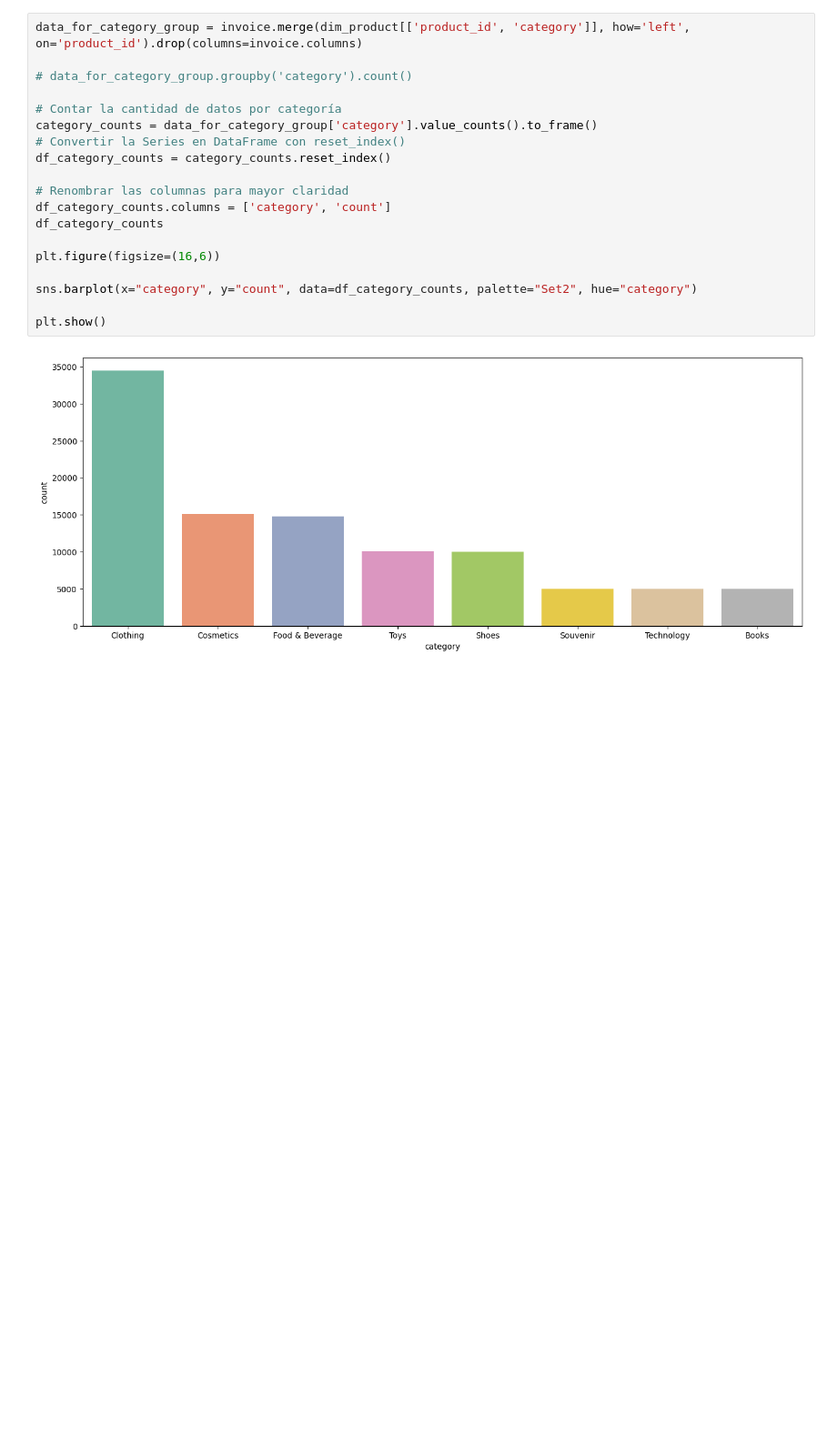
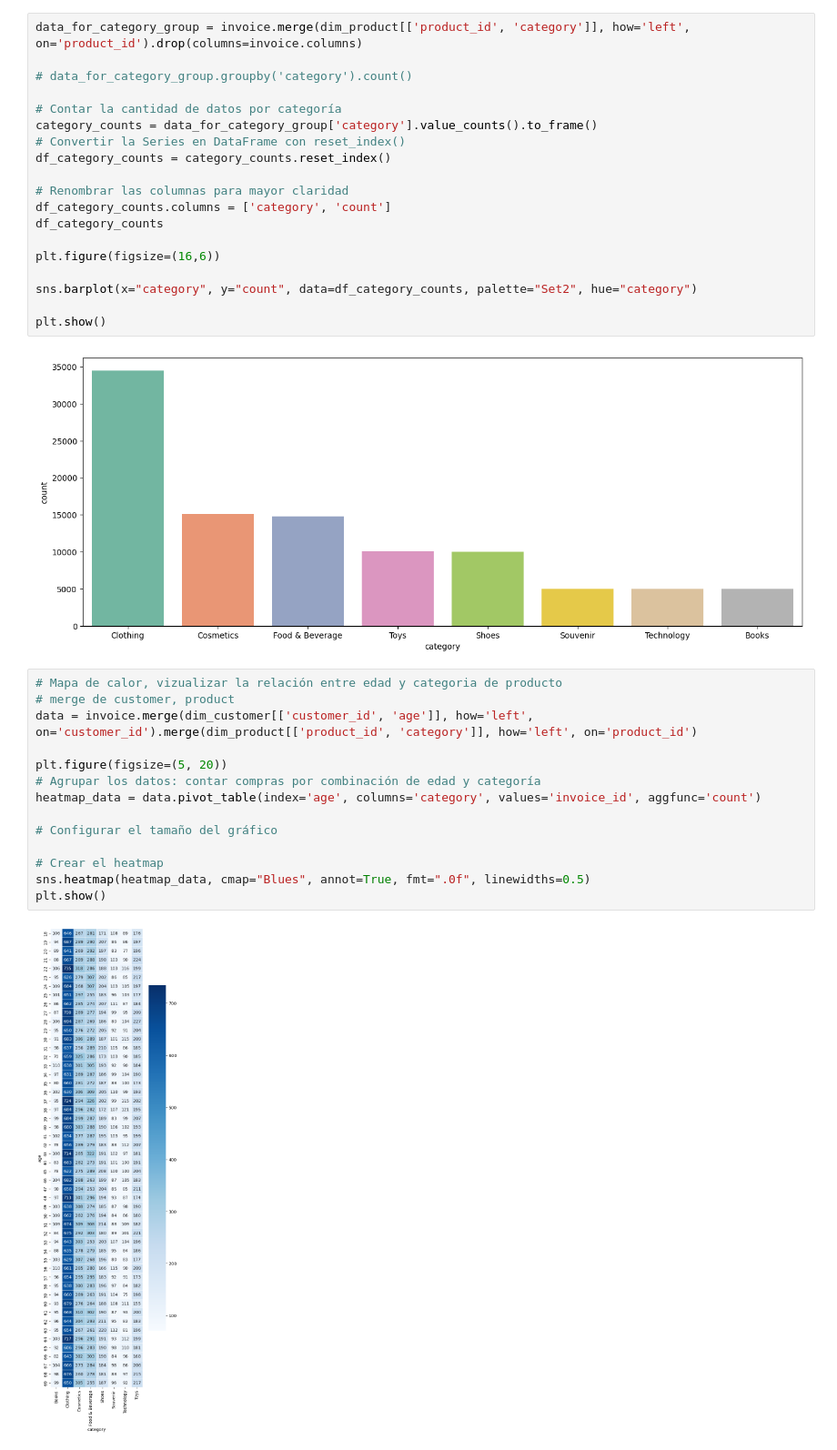
Before and after one commit to SebastianGomez5/etl-shopping-analytics, a Jupyter notebook: GraficasProyecto.ipynb, the cells around one changed output. Shown at 91% size. Cells and saved outputs as stored; diff of their text form; blank space fills up the shorter version.

```diff
--- a/GraficasProyecto.ipynb
+++ b/GraficasProyecto.ipynb
@@ -151,3 +151,19 @@ sns.barplot(x="category", y="count", data=df_category_counts, palette="Set2", hu
 plt.show()
 # %% [output]
 [figure]
+# %%
+# Mapa de calor, vizualizar la relación entre edad y categoria de producto
+# merge de customer, product
+data = invoice.merge(dim_customer[['customer_id', 'age']], how='left', on='customer_id').merge(dim_product[['product_id', 'category']], how='left', on='product_id')
+
+plt.figure(figsize=(5, 20))
+# Agrupar los datos: contar compras por combinación de edad y categoría
+heatmap_data = data.pivot_table(index='age', columns='category', values='invoice_id', aggfunc='count')
+
+# Configurar el tamaño del gráfico
+
+# Crear el heatmap
+sns.heatmap(heatmap_data, cmap="Blues", annot=True, fmt=".0f", linewidths=0.5)
+plt.show()
+# %% [output]
+[figure, added]
```
Also changed, not shown: parts of 5 cells of this notebook.
